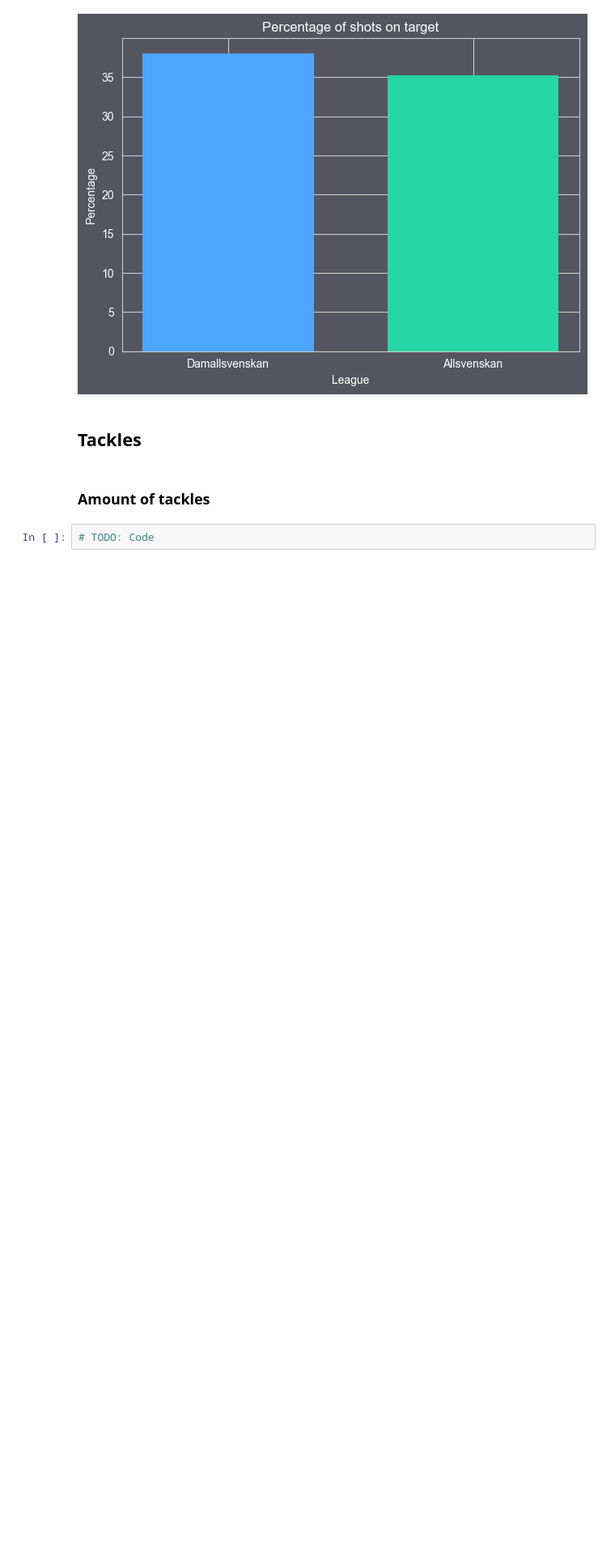
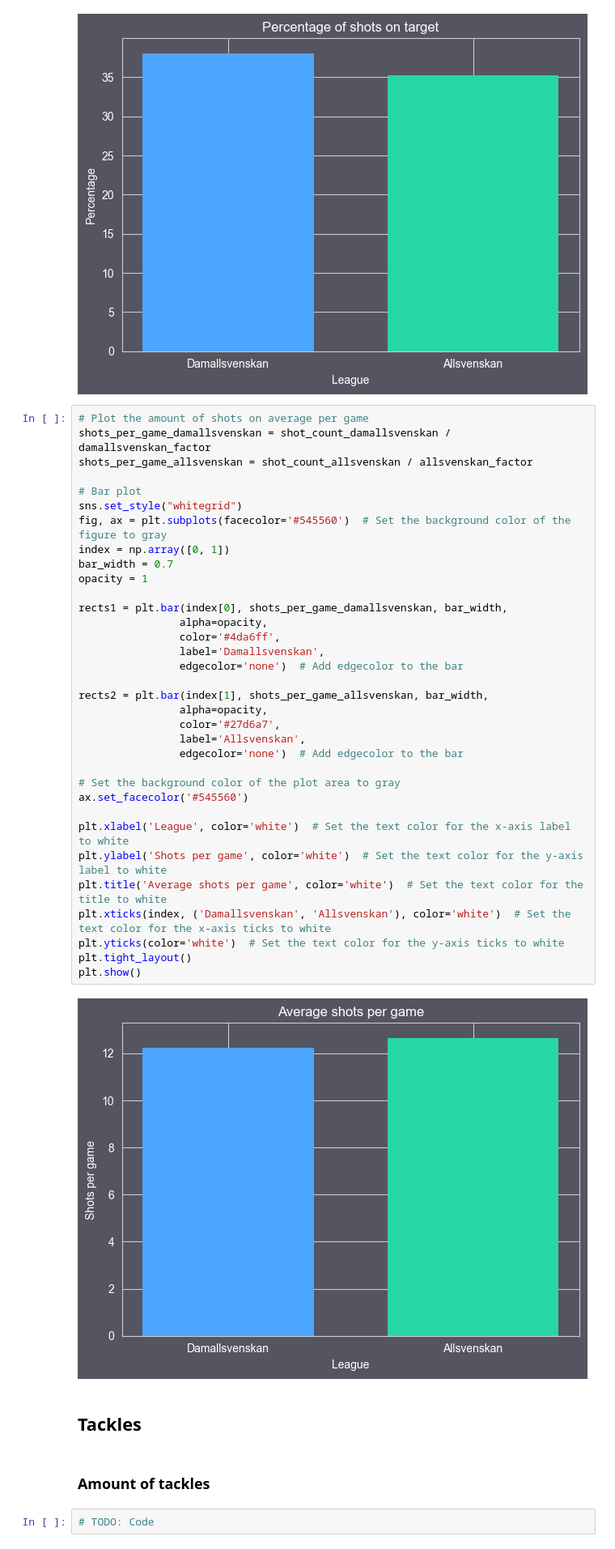
Before and after one commit to G4din/Examensarbete-PlaymakerAI, a Jupyter notebook: simple_stats.ipynb, the cells around one changed output. Shown at 81% size. Saved outputs shown, nothing was run; the diff lists cells and outputs as text; blank space fills up the shorter version.

```diff
--- a/simple_stats.ipynb
+++ b/simple_stats.ipynb
@@ -489,6 +488,42 @@ plt.tight_layout()
 plt.show()
 # %% [output]
 [figure]
+# %%
+# Plot the amount of shots on average per game
+shots_per_game_damallsvenskan = shot_count_damallsvenskan / damallsvenskan_factor
+shots_per_game_allsvenskan = shot_count_allsvenskan / allsvenskan_factor
+
+# Bar plot
+sns.set_style("whitegrid")
+fig, ax = plt.subplots(facecolor='#545560')  # Set the background color of the figure to gray
+index = np.array([0, 1])
+bar_width = 0.7
+opacity = 1
+
+rects1 = plt.bar(index[0], shots_per_game_damallsvenskan, bar_width,
+                alpha=opacity,
+                color='#4da6ff',
+                label='Damallsvenskan',
+                edgecolor='none')  # Add edgecolor to the bar
+
+rects2 = plt.bar(index[1], shots_per_game_allsvenskan, bar_width,
+                alpha=opacity,
+                color='#27d6a7',
+                label='Allsvenskan',
+                edgecolor='none')  # Add edgecolor to the bar
+
+# Set the background color of the plot area to gray
+ax.set_facecolor('#545560')
+
+plt.xlabel('League', color='white')  # Set the text color for the x-axis label to white
+plt.ylabel('Shots per game', color='white')  # Set the text color for the y-axis label to white
+plt.title('Average shots per game', color='white')  # Set the text color for the title to white
+plt.xticks(index, ('Damallsvenskan', 'Allsvenskan'), color='white')  # Set the text color for the x-axis ticks to white
+plt.yticks(color='white')  # Set the text color for the y-axis ticks to white
+plt.tight_layout()
+plt.show()
+# %% [output]
+[figure, added]
 # %% [markdown]
 ## Tackles
 # %% [markdown]
```
Also changed, not shown: parts of 13 cells of this notebook.
